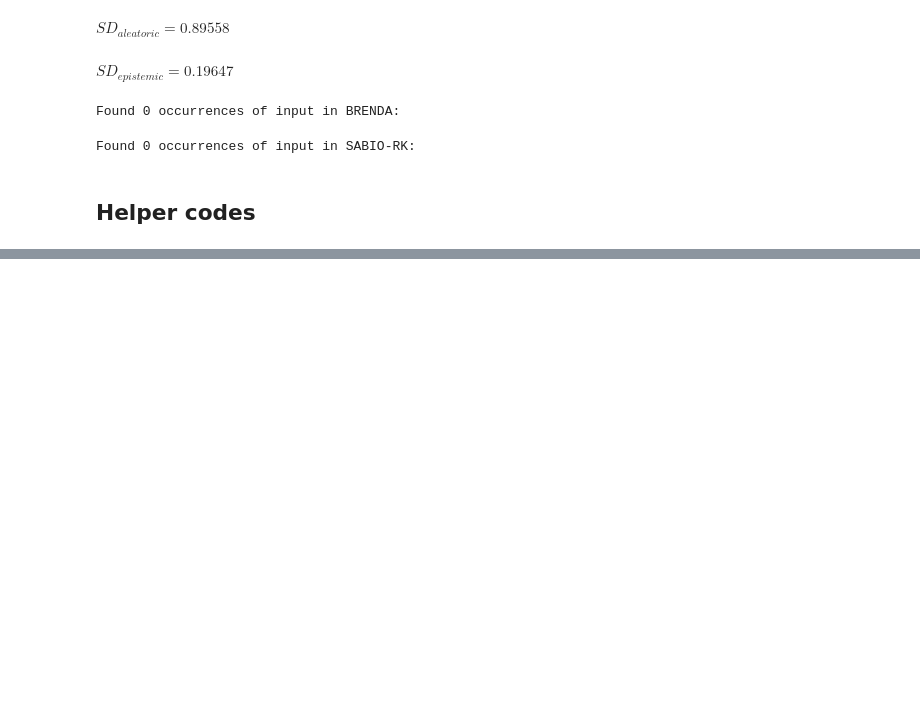
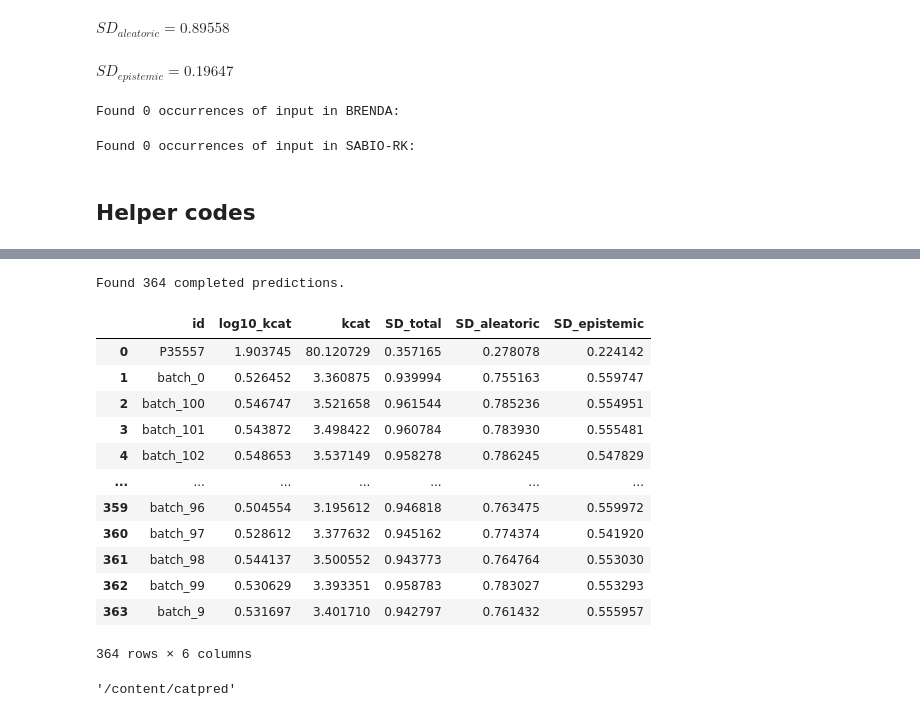
Before and after one commit to vaishnavey/CALVADOS_poly, a Jupyter notebook: colab_demo.ipynb, the cells around one changed output, grey strips where cells are left out. Saved outputs shown, nothing was run; the diff lists cells and outputs as text; code cells hidden in the pictures; blank space fills up the shorter version.

```diff
--- a/colab_demo.ipynb
+++ b/colab_demo.ipynb
@@ -887,0 +917,53 @@ batch_df.head()
+# %%
+import glob
+import pandas as pd
+
+parameter = "kcat"
+
+files = sorted(glob.glob(f"*_{parameter}_output.csv"))
+print(f"Found {len(files)} completed predictions.")
+
+all_results = []
+
+for f in files:
+    df = pd.read_csv(f)
+    uni = f.replace(f"_{parameter}_output.csv", "")
+
+    # identify target column
+    target_col = "log10kcat_max"
+    unc_col = f"{target_col}_mve_uncal_var"
+    model_cols = [c for c in df.columns if c.startswith(target_col) and "model_" in c]
+
+    pred_log = df[target_col].iloc[0]
+    pred_linear = 10 ** pred_log
+    unc_total = (df[unc_col].iloc[0]) ** 0.5
+    model_outs = df[model_cols].iloc[0].values
+    epi_unc = model_outs.var() ** 0.5
+    alea_unc = max(0, unc_total**2 - epi_unc**2) ** 0.5
+
+    all_results.append({
+        "id": uni,
+        "log10_kcat": pred_log,
+        "kcat": pred_linear,
+        "SD_total": unc_total,
+        "SD_aleatoric": alea_unc,
+        "SD_epistemic": epi_unc
+    })
+
+results_df = pd.DataFrame(all_results)
+results_df
+# %% [output]
+Found 364 completed predictions.
+|  | id | log10_kcat | kcat | SD_total | SD_aleatoric | SD_epistemic |
+| 0 | P35557 | 1.903745 | 80.120729 | 0.357165 | 0.278078 | 0.224142 |
+| 1 | batch_0 | 0.526452 | 3.360875 | 0.939994 | 0.755163 | 0.559747 |
+| 2 | batch_100 | 0.546747 | 3.521658 | 0.961544 | 0.785236 | 0.554951 |
+| 3 | batch_101 | 0.543872 | 3.498422 | 0.960784 | 0.783930 | 0.555481 |
+| 4 | batch_102 | 0.548653 | 3.537149 | 0.958278 | 0.786245 | 0.547829 |
+| ... | ... | ... | ... | ... | ... | ... |
+| 359 | batch_96 | 0.504554 | 3.195612 | 0.946818 | 0.763475 | 0.559972 |
+| 360 | batch_97 | 0.528612 | 3.377632 | 0.945162 | 0.774374 | 0.541920 |
+| 361 | batch_98 | 0.544137 | 3.500552 | 0.943773 | 0.764764 | 0.553030 |
+| 362 | batch_99 | 0.530629 | 3.393351 | 0.958783 | 0.783027 | 0.553293 |
+| 363 | batch_9 | 0.531697 | 3.401710 | 0.942797 | 0.761432 | 0.555957 |
+364 rows × 6 columns
@@ -887,0 +972,4 @@ batch_df.head()
+# %%
+pwd
+# %% [output]
+'/content/catpred'
```
Also changed, not shown: parts of 22 cells of this notebook.
